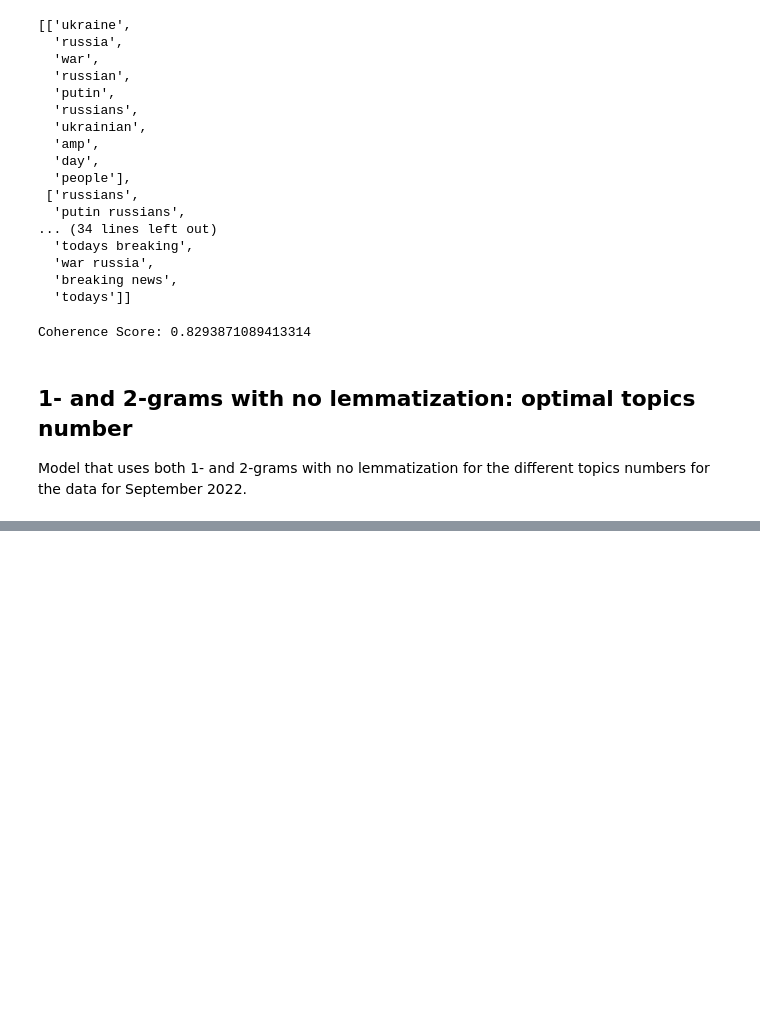
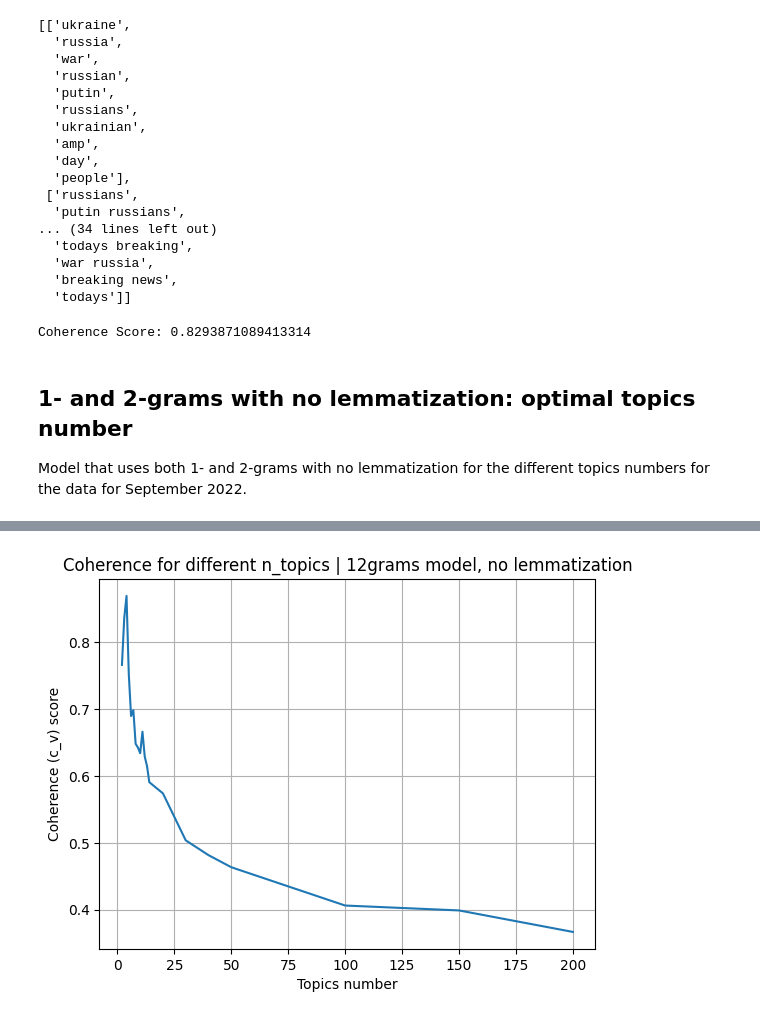
Before and after one commit to eingrid/LA_project, a Jupyter notebook: LSA.ipynb, the cells around one changed output, grey strips where cells are left out. Cells and saved outputs as stored; diff of their text form; code cells hidden in the pictures; blank space fills up the shorter version.

```diff
--- a/LSA.ipynb
+++ b/LSA.ipynb
@@ -852,0 +921,20 @@ list(map(np.argmax, LSAPipeline.svd_model.transform(LSAPipeline.tfidf_vectorizer
+# %%
+# Convert the list of ngrams into a list of lists of words
+texts_v8 = [[word for word in doc.lower().split() if (
+    word in tfidf_feature_names)] + tokenize_ngrams(doc, 2) for doc in preprocessed_documents]
+
+# Create a Gensim dictionary
+dictionary_v8 = Dictionary(texts_v8)
+
+# Convert the dictionary and the corpus
+corpus_v4 = [dictionary_v8.doc2bow(text) for text in texts_v8]
+# %%
+# Calculate the coherence score using Gensim
+coherence_model = CoherenceModel(topics=topics_v8,
+                                 texts=texts_v8,
+                                 dictionary=dictionary_v8,
+                                 corpus=corpus_v8,
+                                 coherence='c_v')
+coherence_score = coherence_model.get_coherence()
+
+print('Coherence Score:', coherence_score)
@@ -869,7 +959,7 @@ topic_numbers_12grams = list(range(2,15)) + [20,30,40,50,100,150,200]
 coherences_12grams = []
 predicted_topics_counts_12grams = []
 for topic_number in topic_numbers_12grams:
-    LSAPipeline = LSAPipelineEnglish(all_documents_19082308, tf_idf_max_df=0.9, tf_idf_min_df=4,
+    LSAPipeline = LSAPipelineEnglish(all_documents_092022, tf_idf_max_df=0.9, tf_idf_min_df=4,
                                  lsa_components=topic_number, svd_n_iter=5,
                                  n_top_words=10, ngram_range=(1,2),
                                  random_state=47)
@@ -1571,9 +1660,9 @@ for topic_number in topic_numbers_12grams:
     tfidf_feature_names = set(LSAPipeline.tfidf_vectorizer.get_feature_names_out())
     # Calculate the coherence score using Gensim
     coherence_model = CoherenceModel(topics=topics_12grams,
-                                     texts=texts_v4,
-                                     dictionary=dictionary_v4,
-                                     corpus=corpus_v4,
+                                     texts=texts_v6,
+                                     dictionary=dictionary_v6,
+                                     corpus=corpus_v6,
                                      coherence='c_v')
     coherence_score = coherence_model.get_coherence()
     predicted_topics = LSAPipeline.transform_documents(LSAPipeline.import_documents_list)
@@ -1587,9 +1697,11 @@ with open('coherences_12grams_no_lemmatization.json','w') as json_file:
     json.dump({'coherences': coherences_12grams,
                'predicted_topics': predicted_topics_counts_12grams}, json_file)
 # %%
-plt.plot(coherences_12grams, topic_numbers_12grams)
+plt.plot(topic_numbers_12grams, coherences_12grams)
 plt.title('Coherence for different n_topics | 12grams model, no lemmatization')
-plt.xlabel('Coherence (c_v) score')
-plt.ylabel('Topics number')
+plt.xlabel('Topics number')
+plt.ylabel('Coherence (c_v) score')
 plt.grid()
 plt.show()
+# %% [output]
+[figure, added]
```
Also changed, not shown: parts of 31 cells of this notebook, 19 other files.
